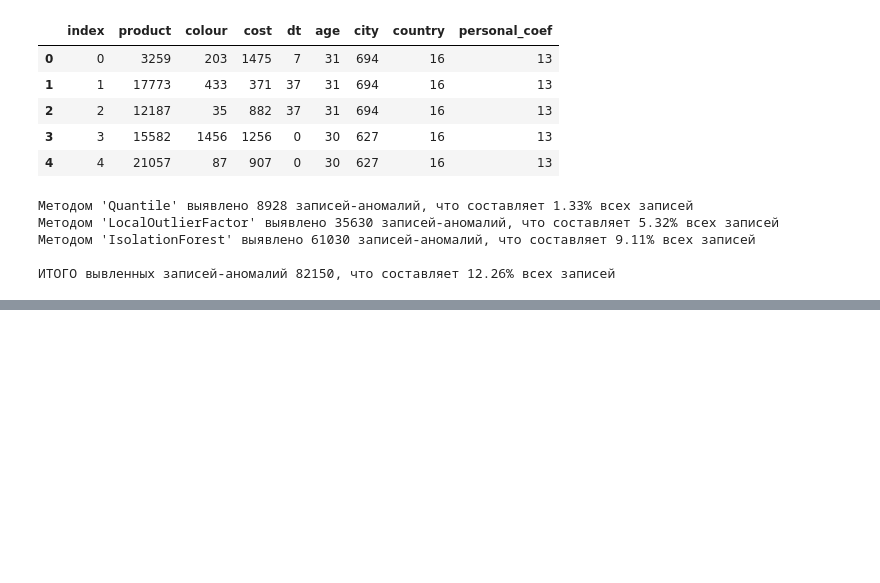
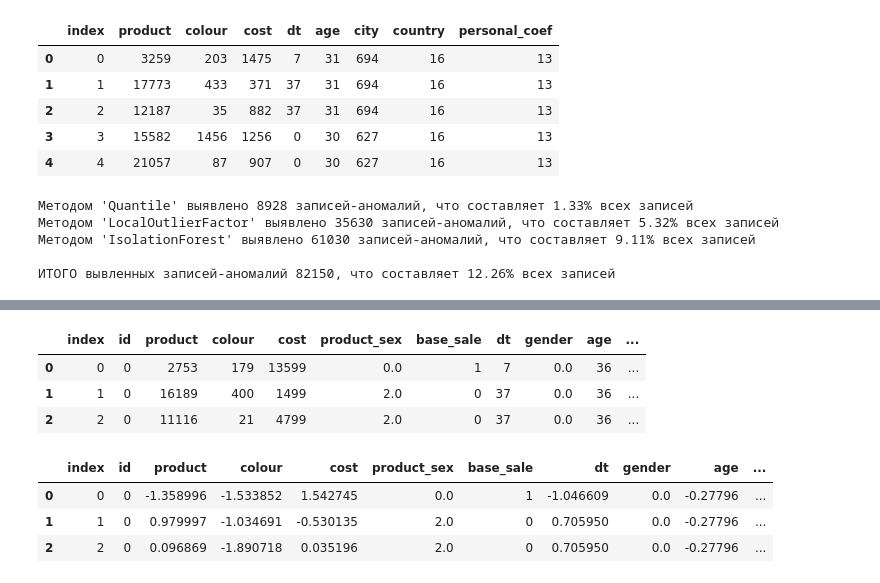
Before and after one commit to ArgentovS/PurchasePropensityModel, a Jupyter notebook: Модель склонности клиентов к покупкам.ipynb, the cells around one changed output, grey strips where cells are left out. Saved outputs shown, nothing was run; the diff lists cells and outputs as text; code cells hidden in the pictures; blank space fills up the shorter version.

```diff
--- a/Модель склонности клиентов к покупкам.ipynb
+++ b/Модель склонности клиентов к покупкам.ipynb
@@ -559,0 +591,24 @@ df_train_test_norm = df_train_test.drop(index=indexs_all)
+# %%
+# Закодируем категориальные признаки 'product', 'colour', 'education':
+le1 = LabelEncoder()
+df_train_test_norm_ = df_train_test_norm.copy()
+for col in ['product', 'colour', 'education']:
+    le1.fit(list(set(df_train_test_norm_[col].dropna().unique())))
+    df_train_test_norm_[col] = le1.transform(df_train_test_norm_[col])
+df_train_test_norm_.head(3)
+# %% [output]
+|  | index | id | product | colour | cost | product_sex | base_sale | dt | gender | age | ... |
+| 0 | 0 | 0 | 2753 | 179 | 13599 | 0.0 | 1 | 7 | 0.0 | 36 | ... |
+| 1 | 1 | 0 | 16189 | 400 | 1499 | 2.0 | 0 | 37 | 0.0 | 36 | ... |
+| 2 | 2 | 0 | 11116 | 21 | 4799 | 2.0 | 0 | 37 | 0.0 | 36 | ... |
+# %%
+# Стандартизуем не бинарные признаки, которые будем использовать при обучении
+ss = StandardScaler()
+for col in ['product', 'colour', 'cost', 'dt', 'age', 'city', 'country', 'personal_coef']:
+    df_train_test_norm_[col] = ss.fit_transform(df_train_test_norm_[[col]])
+df_train_test_norm_.head(3)
+# %% [output]
+|  | index | id | product | colour | cost | product_sex | base_sale | dt | gender | age | ... |
+| 0 | 0 | 0 | -1.358996 | -1.533852 | 1.542745 | 0.0 | 1 | -1.046609 | 0.0 | -0.27796 | ... |
+| 1 | 1 | 0 | 0.979997 | -1.034691 | -0.530135 | 2.0 | 0 | 0.705950 | 0.0 | -0.27796 | ... |
+| 2 | 2 | 0 | 0.096869 | -1.890718 | 0.035196 | 2.0 | 0 | 0.705950 | 0.0 | -0.27796 | ... |
```
Also changed, not shown: parts of 27 cells of this notebook.
